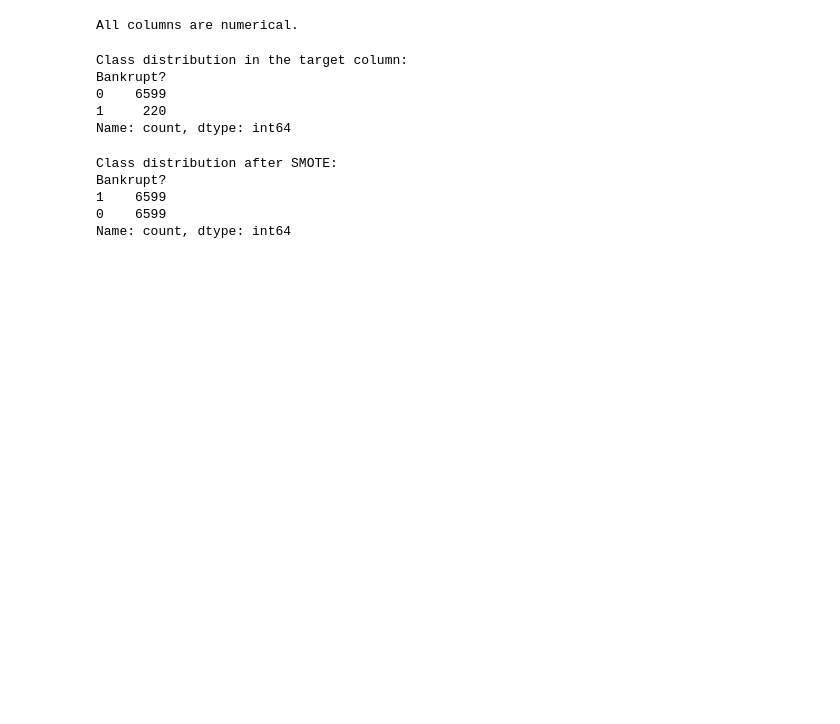
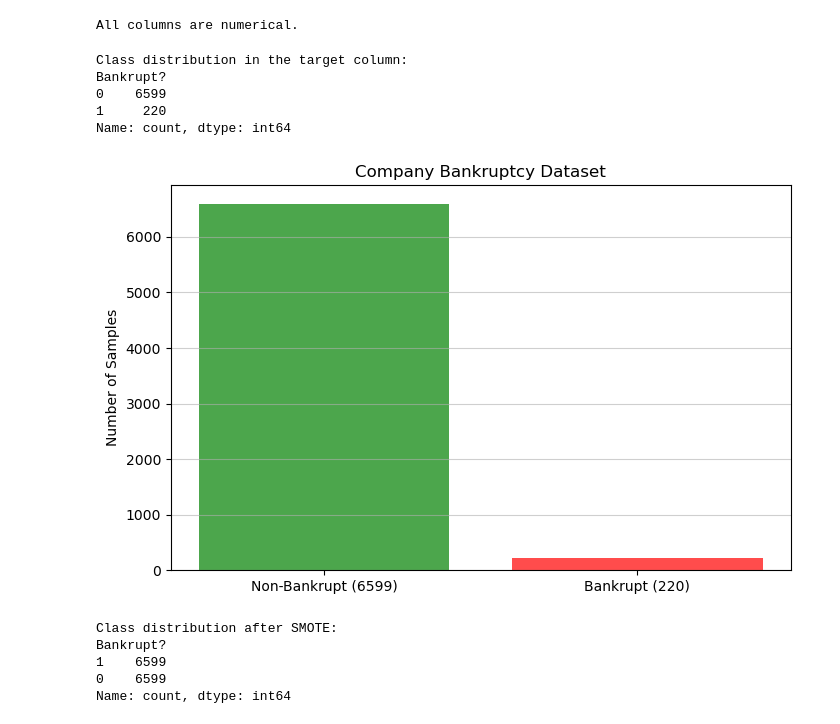
Before and after one commit to Henrique98Branquinho/IS_IndividualProject, a Jupyter notebook: DataPrep.ipynb, the cells around one changed output. Cells and saved outputs as stored; diff of their text form; code cells hidden in the pictures; blank space fills up the shorter version.

```diff
--- a/DataPrep.ipynb
+++ b/DataPrep.ipynb
@@ -51,6 +51,24 @@ Bankrupt?
 0    6599
 1     220
 Name: count, dtype: int64
+# %%
+import matplotlib.pyplot as plt
+
+# Data from class distribution
+labels = ["Non-Bankrupt (6599)", "Bankrupt (220)"]
+counts = [6599, 220]
+
+# Create histogram
+plt.figure(figsize=(8, 5))
+plt.bar(labels, counts, color=['green', 'red'], alpha=0.7)
+plt.ylabel("Number of Samples")
+plt.title("Company Bankruptcy Dataset")
+plt.grid(axis='y', alpha=0.6)
+
+# Show plot
+plt.show()
+# %% [output]
+[figure, added]
 # %%
 # Define y as the first column and x as the rest
 y = data.iloc[:, 0]
```
Also changed, not shown: 16 other files.
